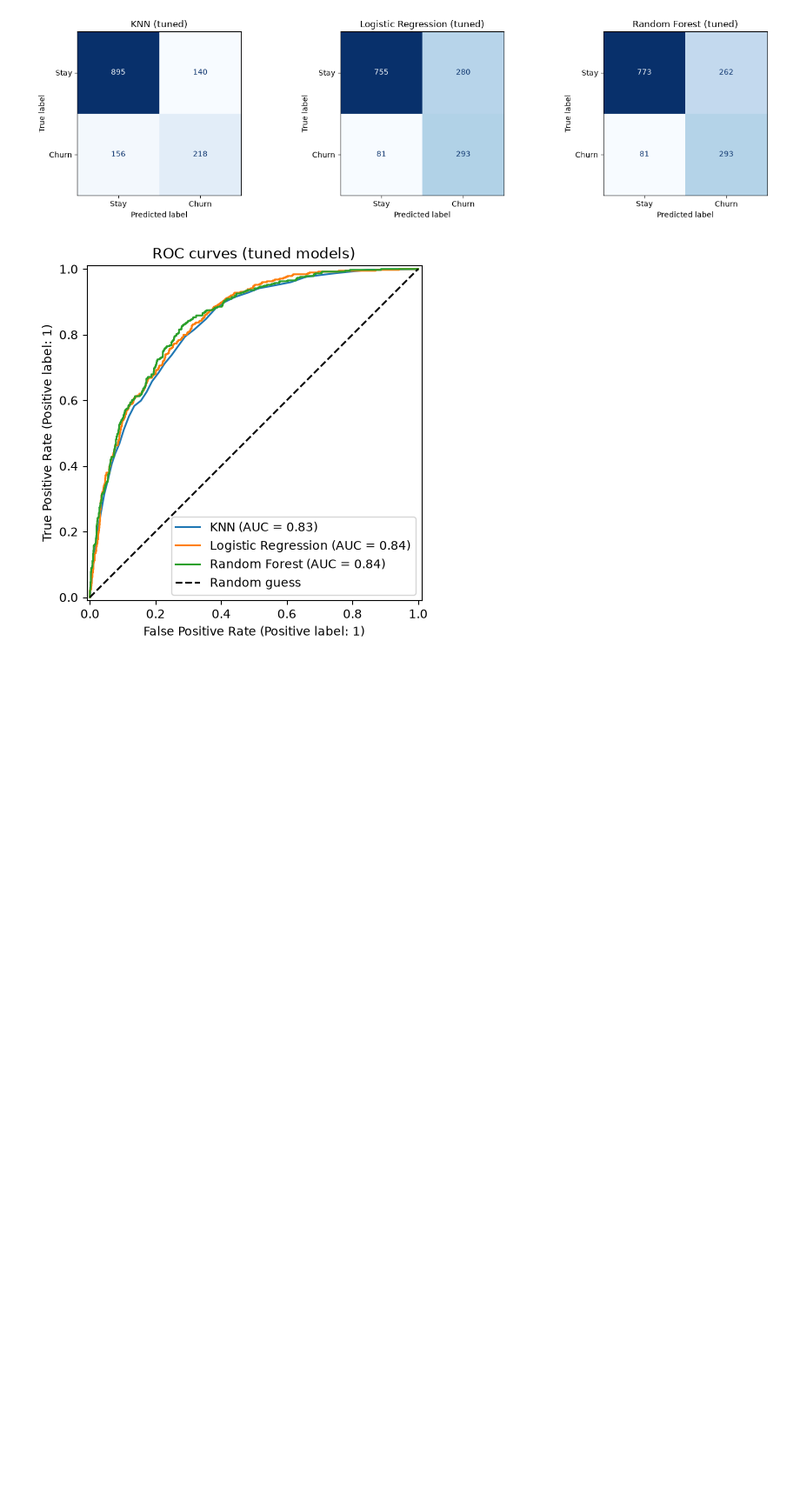
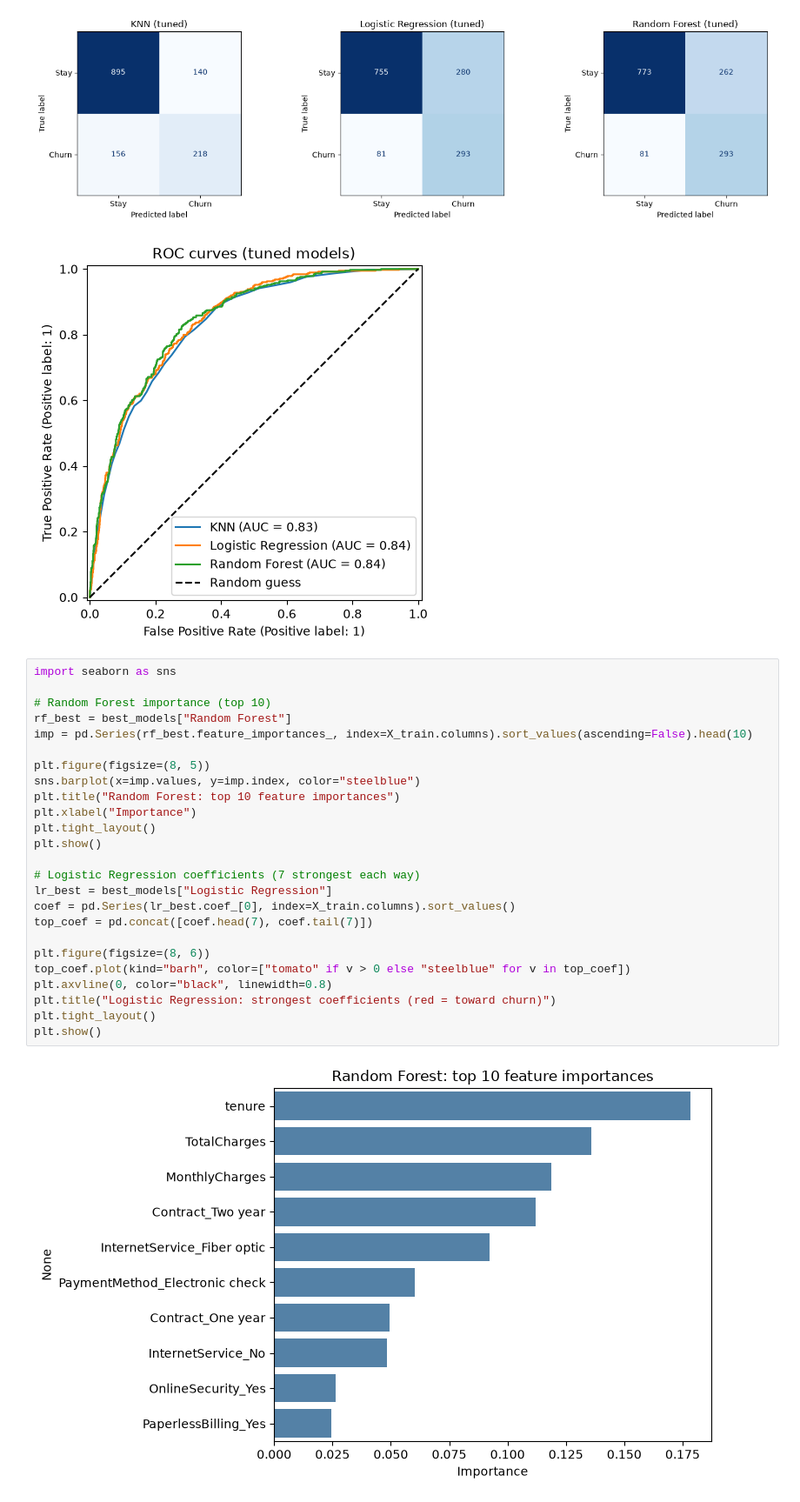
Before and after one commit to Ometh24/Telco_churn_prediction, a Jupyter notebook: Task2_preprocessing_models.ipynb, the cells around one changed output. Shown at 87% size. Drawn from its saved outputs; the diff is of its cells as text; blank space fills up the shorter version.

Commit message:
Add feature importance for RF and LR and Add fairness check by gender and senior citizen

```diff
--- a/Task2_preprocessing_models.ipynb
+++ b/Task2_preprocessing_models.ipynb
@@ -256,3 +256,30 @@ plt.show()
 # %% [output]
 [figure]
 [figure]
+# %%
+import seaborn as sns
+
+# Random Forest importance (top 10)
+rf_best = best_models["Random Forest"]
+imp = pd.Series(rf_best.feature_importances_, index=X_train.columns).sort_values(ascending=False).head(10)
+
+plt.figure(figsize=(8, 5))
+sns.barplot(x=imp.values, y=imp.index, color="steelblue")
+plt.title("Random Forest: top 10 feature importances")
+plt.xlabel("Importance")
+plt.tight_layout()
+plt.show()
+
+# Logistic Regression coefficients (7 strongest each way)
+lr_best = best_models["Logistic Regression"]
+coef = pd.Series(lr_best.coef_[0], index=X_train.columns).sort_values()
+top_coef = pd.concat([coef.head(7), coef.tail(7)])
+
+plt.figure(figsize=(8, 6))
+top_coef.plot(kind="barh", color=["tomato" if v > 0 else "steelblue" for v in top_coef])
+plt.axvline(0, color="black", linewidth=0.8)
+plt.title("Logistic Regression: strongest coefficients (red = toward churn)")
+plt.tight_layout()
+plt.show()
+# %% [output]
+[figure, added]
```
Also changed, not shown: parts of 2 cells of this notebook.
